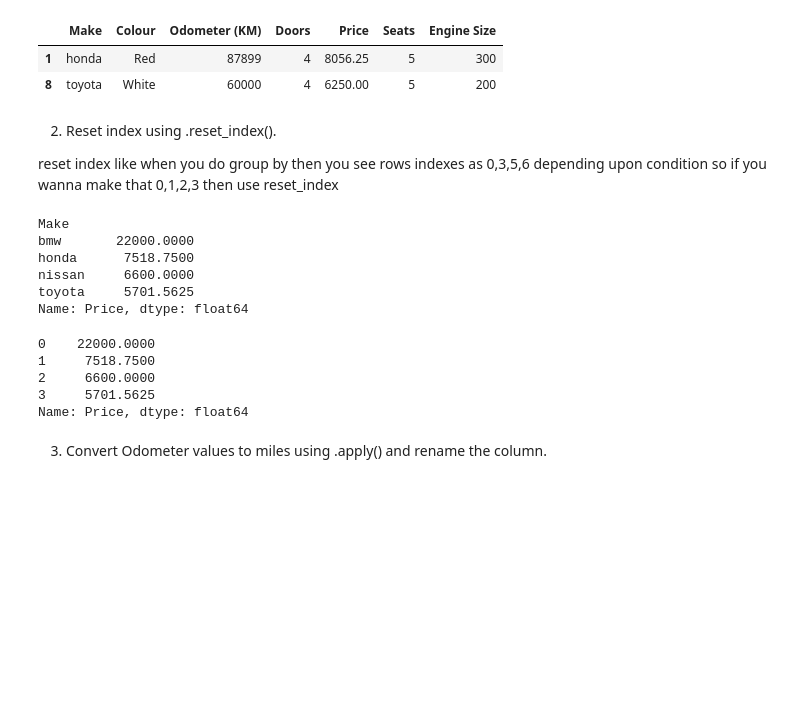
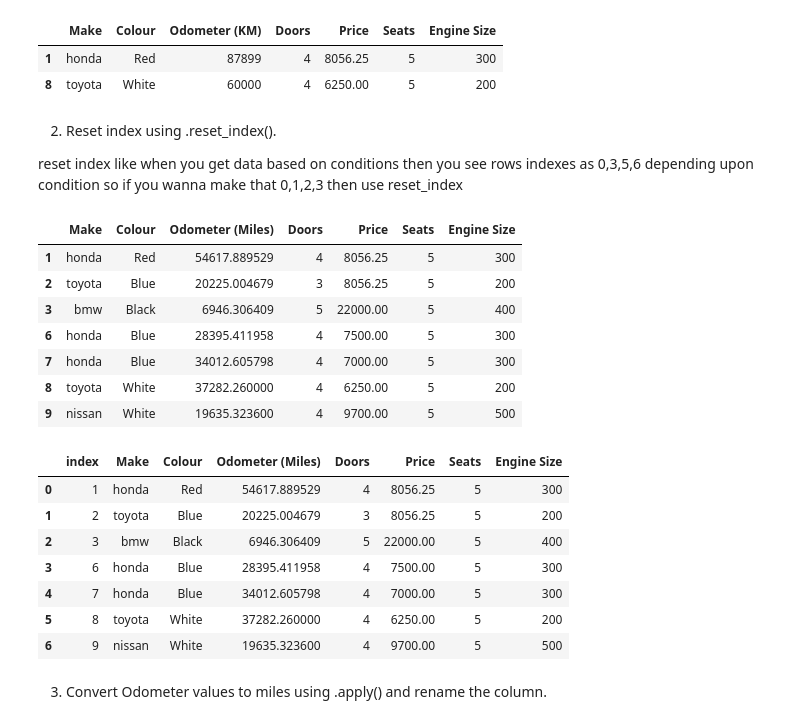
Before and after one commit to Muhammad-Bilal1605/LearningAI, a Jupyter notebook: scripts/Assignment2: Pandas.ipynb, the cells around one changed output. Cells and saved outputs as stored; diff of their text form; code cells hidden in the pictures; blank space fills up the shorter version.

Commit message:
updated Reset_index: Gave a better example for reset_index

```diff
--- a/scripts/Assignment2: Pandas.ipynb
+++ b/scripts/Assignment2: Pandas.ipynb
@@ -818,28 +818,33 @@ dataframe.sample(frac=0.2)
 # %% [markdown]
 2) Reset index using .reset_index().
 
-reset index like when you do group by then you see rows indexes as 0,3,5,6 depending upon condition so if you wanna make that 0,1,2,3 then use reset_index
+reset index like when you get data based on conditions then you see rows indexes as 0,3,5,6 depending upon condition so if you wanna make that 0,1,2,3 then use reset_index
 # %%
 # Without using Reset
 
-dataframe.groupby("Make")["Price"].mean()
+dataframe.loc[dataframe["Price"]>5000 ]
 # %% [output]
-Make
-bmw       22000.0000
-honda      7518.7500
-nissan     6600.0000
-toyota     5701.5625
-Name: Price, dtype: float64
+|  | Make | Colour | Odometer (Miles) | Doors | Price | Seats | Engine Size |
+| 1 | honda | Red | 54617.889529 | 4 | 8056.25 | 5 | 300 |
+| 2 | toyota | Blue | 20225.004679 | 3 | 8056.25 | 5 | 200 |
+| 3 | bmw | Black | 6946.306409 | 5 | 22000.00 | 5 | 400 |
+| 6 | honda | Blue | 28395.411958 | 4 | 7500.00 | 5 | 300 |
+| 7 | honda | Blue | 34012.605798 | 4 | 7000.00 | 5 | 300 |
+| 8 | toyota | White | 37282.260000 | 4 | 6250.00 | 5 | 200 |
+| 9 | nissan | White | 19635.323600 | 4 | 9700.00 | 5 | 500 |
 # %%
 # With using Reset
 
-dataframe.groupby("Make")["Price"].mean().reset_index(drop=True)
+dataframe.loc[dataframe["Price"]>5000 ].reset_index()
 # %% [output]
-0    22000.0000
-1     7518.7500
-2     6600.0000
-3     5701.5625
-Name: Price, dtype: float64
+|  | index | Make | Colour | Odometer (Miles) | Doors | Price | Seats | Engine Size |
+| 0 | 1 | honda | Red | 54617.889529 | 4 | 8056.25 | 5 | 300 |
+| 1 | 2 | toyota | Blue | 20225.004679 | 3 | 8056.25 | 5 | 200 |
+| 2 | 3 | bmw | Black | 6946.306409 | 5 | 22000.00 | 5 | 400 |
+| 3 | 6 | honda | Blue | 28395.411958 | 4 | 7500.00 | 5 | 300 |
+| 4 | 7 | honda | Blue | 34012.605798 | 4 | 7000.00 | 5 | 300 |
+| 5 | 8 | toyota | White | 37282.260000 | 4 | 6250.00 | 5 | 200 |
+| 6 | 9 | nissan | White | 19635.323600 | 4 | 9700.00 | 5 | 500 |
 # %% [markdown]
 3) Convert Odometer values to miles using .apply() and rename the column.
 # %%
```
